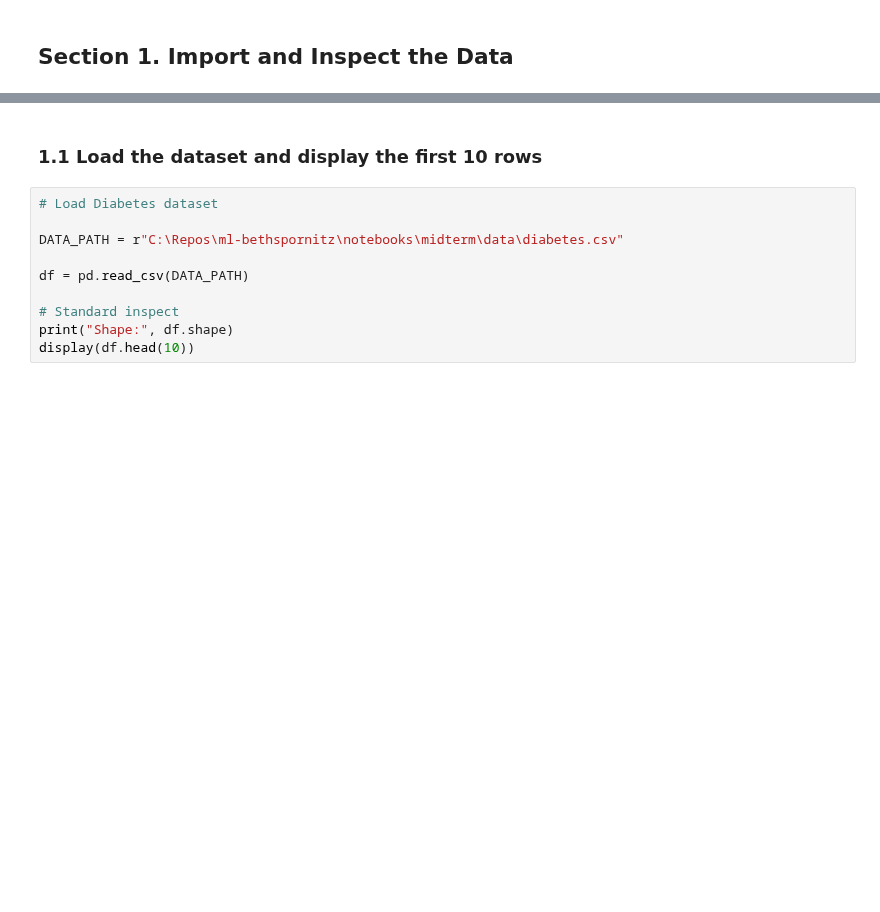
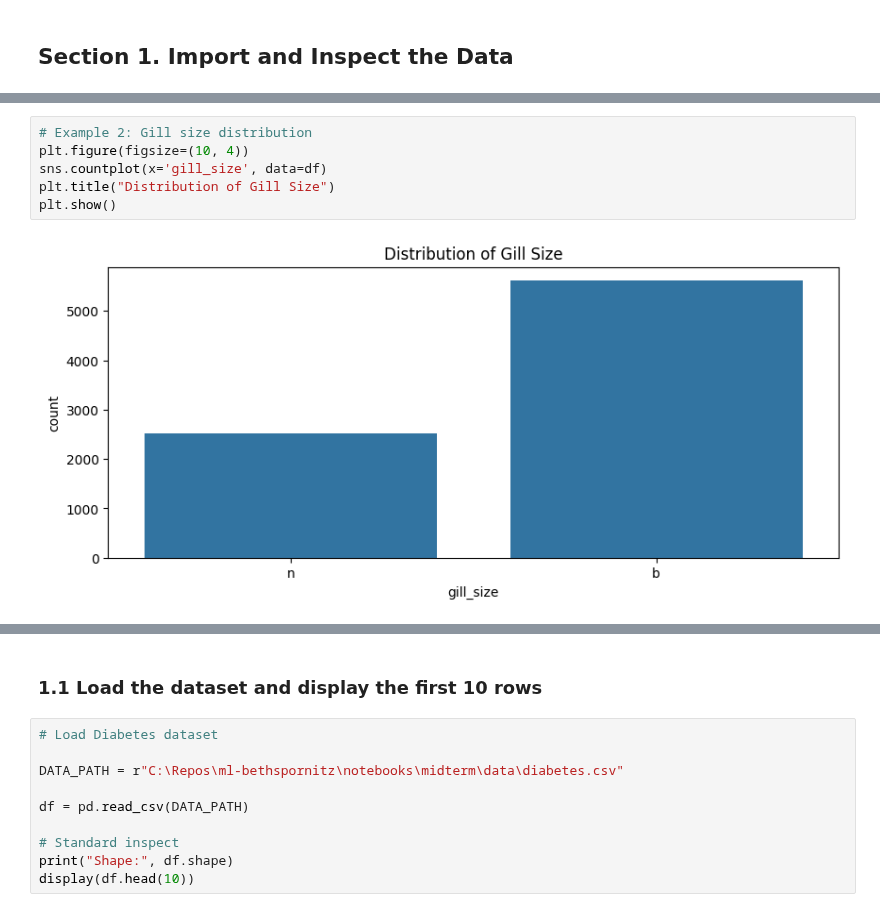
Before and after one commit to BethSpornitz/ml01, a Jupyter notebook: notebooks/midterm/classification_bethspornitz.ipynb, the cells around one changed output, grey strips where cells are left out. Drawn from its saved outputs; the diff is of its cells as text; blank space fills up the shorter version.

```diff
--- a/notebooks/midterm/classification_bethspornitz.ipynb
+++ b/notebooks/midterm/classification_bethspornitz.ipynb
@@ -24,0 +194,8 @@ pd.set_option("display.max_columns", 100)
+# %%
+# Example 2: Gill size distribution
+plt.figure(figsize=(10, 4))
+sns.countplot(x='gill_size', data=df)
+plt.title("Distribution of Gill Size")
+plt.show()
+# %% [output]
+[figure, added]
```
Also changed, not shown: parts of 54 cells of this notebook, 1 other file.
